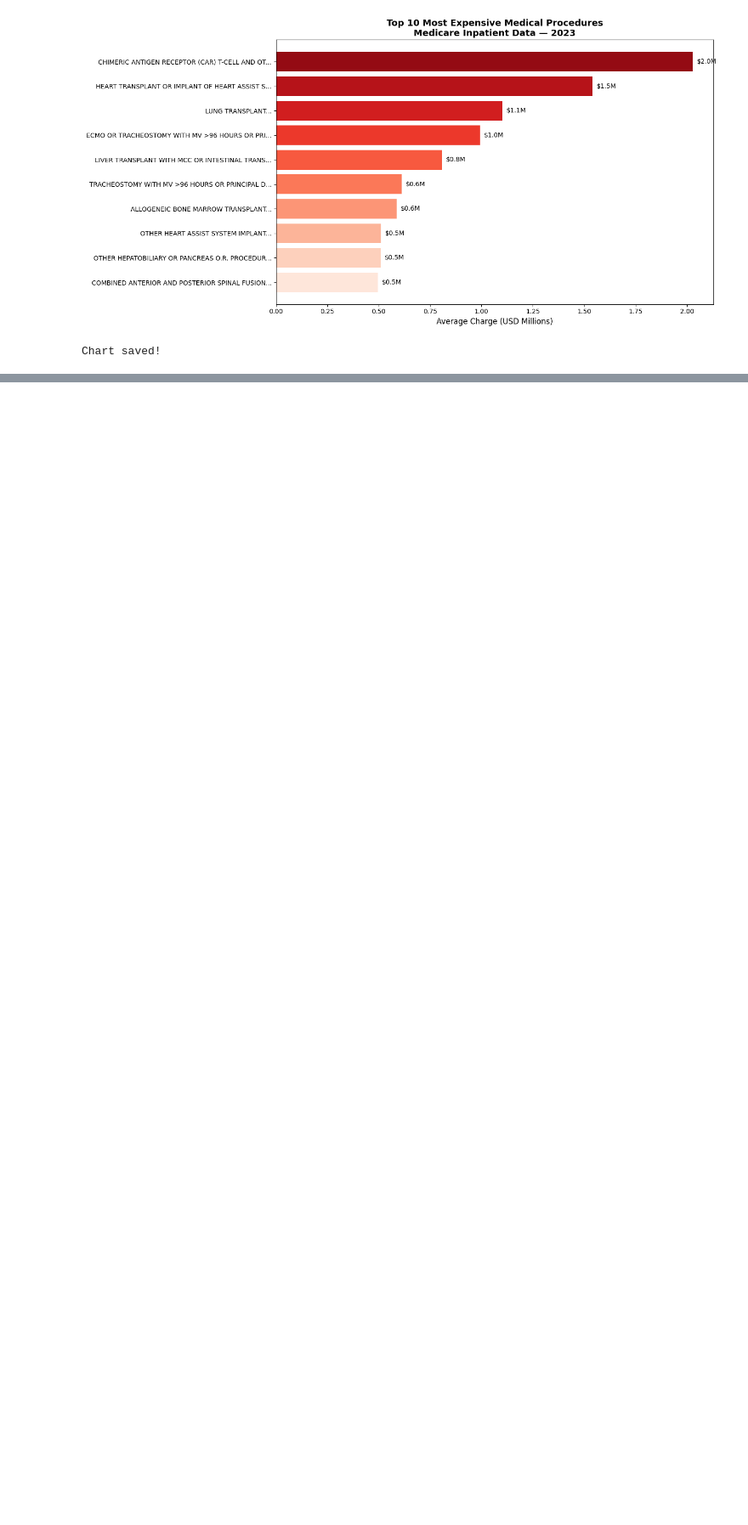
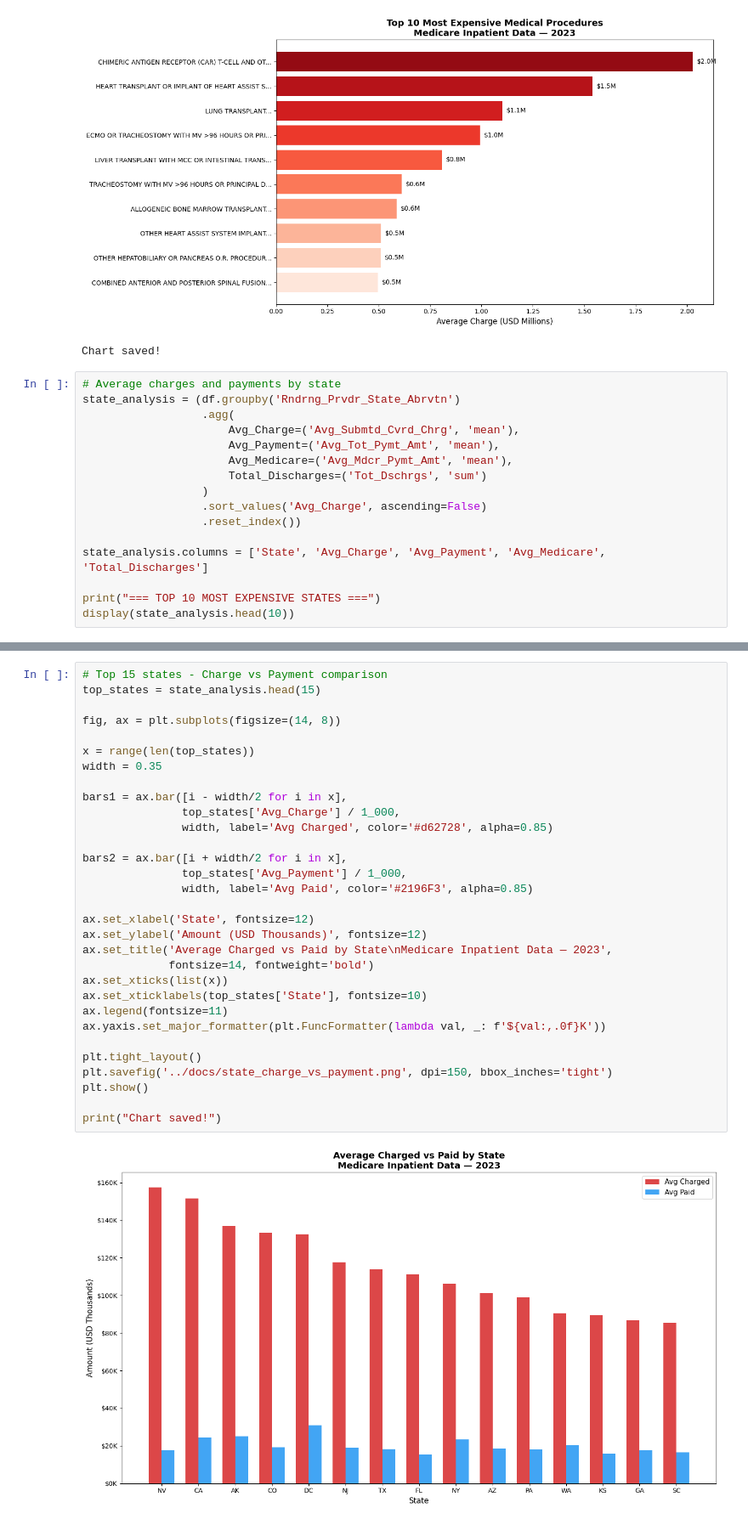
Before and after one commit to raianecostac-hub/healthcare-claims-analysis, a Jupyter notebook: notebooks/01_exploratory_analysis.ipynb, the cells around one changed output, grey strips where cells are left out. Shown at 85% size. Drawn from its saved outputs; the diff is of its cells as text; blank space fills up the shorter version.

Commit message:
state analysis, charge inflation chart and analytical context note

```diff
--- a/notebooks/01_exploratory_analysis.ipynb
+++ b/notebooks/01_exploratory_analysis.ipynb
@@ -130,3 +130,19 @@ print("Chart saved!")
 # %% [output]
 [figure]
 Chart saved!
+# %%
+# Average charges and payments by state
+state_analysis = (df.groupby('Rndrng_Prvdr_State_Abrvtn')
+                  .agg(
+                      Avg_Charge=('Avg_Submtd_Cvrd_Chrg', 'mean'),
+                      Avg_Payment=('Avg_Tot_Pymt_Amt', 'mean'),
+                      Avg_Medicare=('Avg_Mdcr_Pymt_Amt', 'mean'),
+                      Total_Discharges=('Tot_Dschrgs', 'sum')
+                  )
+                  .sort_values('Avg_Charge', ascending=False)
+                  .reset_index())
+
+state_analysis.columns = ['State', 'Avg_Charge', 'Avg_Payment', 'Avg_Medicare', 'Total_Discharges']
+
+print("=== TOP 10 MOST EXPENSIVE STATES ===")
+display(state_analysis.head(10))
@@ -132,0 +162,33 @@ Chart saved!
+# %%
+# Top 15 states - Charge vs Payment comparison
+top_states = state_analysis.head(15)
+
+fig, ax = plt.subplots(figsize=(14, 8))
+
+x = range(len(top_states))
+width = 0.35
+
+bars1 = ax.bar([i - width/2 for i in x],
+               top_states['Avg_Charge'] / 1_000,
+               width, label='Avg Charged', color='#d62728', alpha=0.85)
+
+bars2 = ax.bar([i + width/2 for i in x],
+               top_states['Avg_Payment'] / 1_000,
+               width, label='Avg Paid', color='#2196F3', alpha=0.85)
+
+ax.set_xlabel('State', fontsize=12)
+ax.set_ylabel('Amount (USD Thousands)', fontsize=12)
+ax.set_title('Average Charged vs Paid by State\nMedicare Inpatient Data — 2023',
+             fontsize=14, fontweight='bold')
+ax.set_xticks(list(x))
+ax.set_xticklabels(top_states['State'], fontsize=10)
+ax.legend(fontsize=11)
+ax.yaxis.set_major_formatter(plt.FuncFormatter(lambda val, _: f'${val:,.0f}K'))
+
+plt.tight_layout()
+plt.savefig('../docs/state_charge_vs_payment.png', dpi=150, bbox_inches='tight')
+plt.show()
+
+print("Chart saved!")
+# %% [output]
+[figure, added]
```
Also changed, not shown: parts of 5 cells of this notebook, 2 other files.
